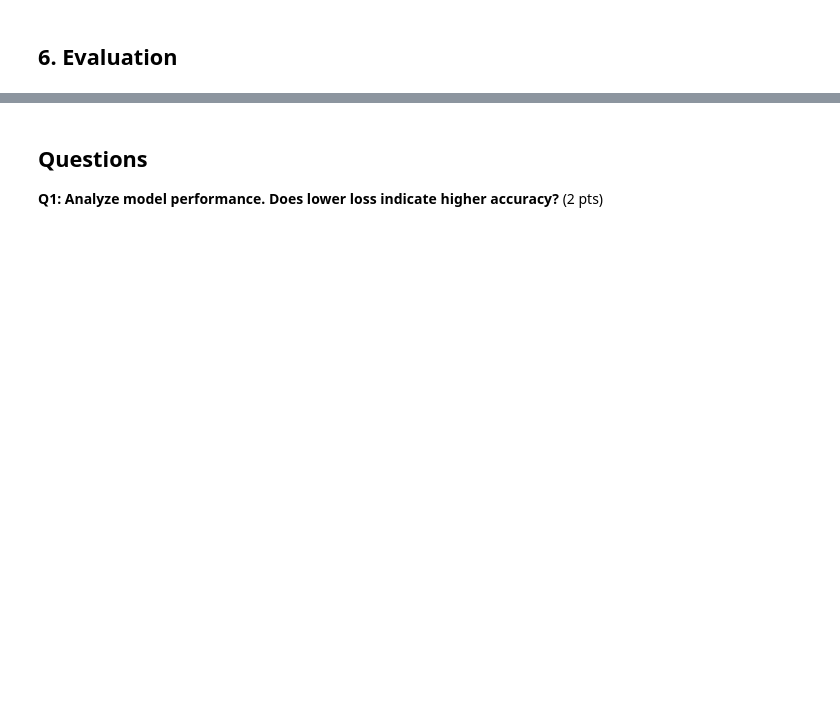
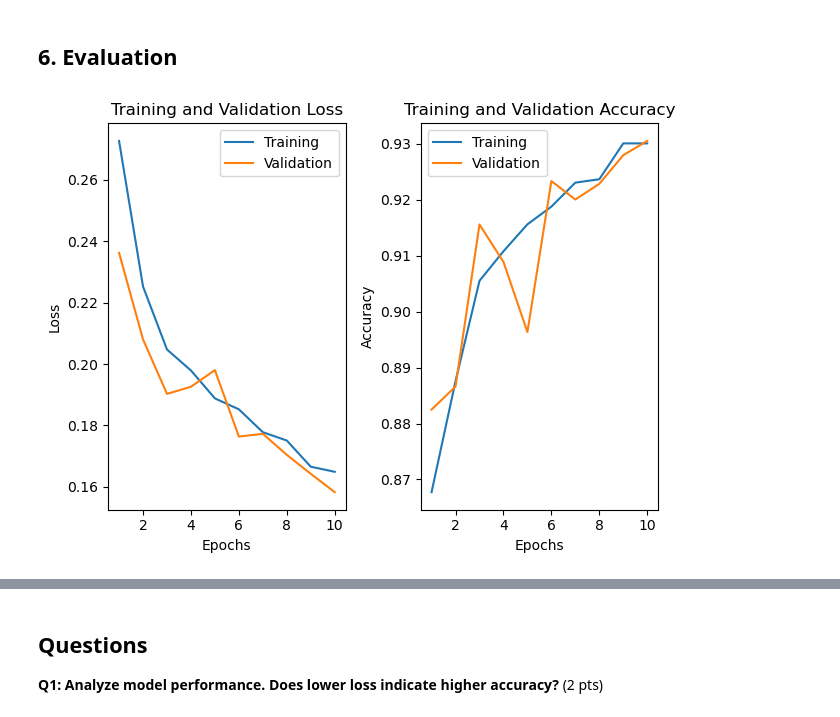
Before and after one commit to arpankap/EE-467, a Jupyter notebook: Assignment-3/homework-3-student.ipynb, the cells around one changed output, grey strips where cells are left out. Cells and saved outputs as stored; diff of their text form; code cells hidden in the pictures; blank space fills up the shorter version.

```diff
--- a/Assignment-3/homework-3-student.ipynb
+++ b/Assignment-3/homework-3-student.ipynb
@@ -294,7 +294,9 @@ def evaluate(model, loader, criterion):
     with torch.no_grad():
         for x, y in loader:
             x, y = x.to(device), y.to(device)
+            y = y.float()
             out = model(x)
+            out = out.squeeze()
             total_loss += criterion(out, y).item() * len(y)
             correct += ((out > 0.5) == y).sum().item()
             total += len(y)
@@ -324,3 +331,26 @@ import matplotlib.pyplot as plt
+# %%
+import matplotlib.pyplot as plt
+
+## [ TODO 8 ] Plot loss and accuracy curves
+epochs = range(1, len(history['loss']) + 1)
+fig, (ax1, ax2) = plt.subplots(1, 2)
+
+ax1.plot(epochs, history['loss'], label='Training')
+ax1.plot(epochs, history['val_loss'], label='Validation')
+ax1.set_title('Training and Validation Loss')
+ax1.set_xlabel('Epochs')
+ax1.set_ylabel('Loss')
+ax1.legend()
+ax2.plot(epochs, history['acc'], label='Training')
+ax2.plot(epochs, history['val_acc'], label='Validation')
+ax2.set_title('Training and Validation Accuracy')
+ax2.set_xlabel('Epochs')
+ax2.set_ylabel('Accuracy')
+ax2.legend()
+plt.tight_layout()
+plt.show()
+# %% [output]
+[figure, added]
 # %%
 from sklearn.metrics import confusion_matrix, classification_report
 
```
Also changed, not shown: parts of 7 cells of this notebook.
